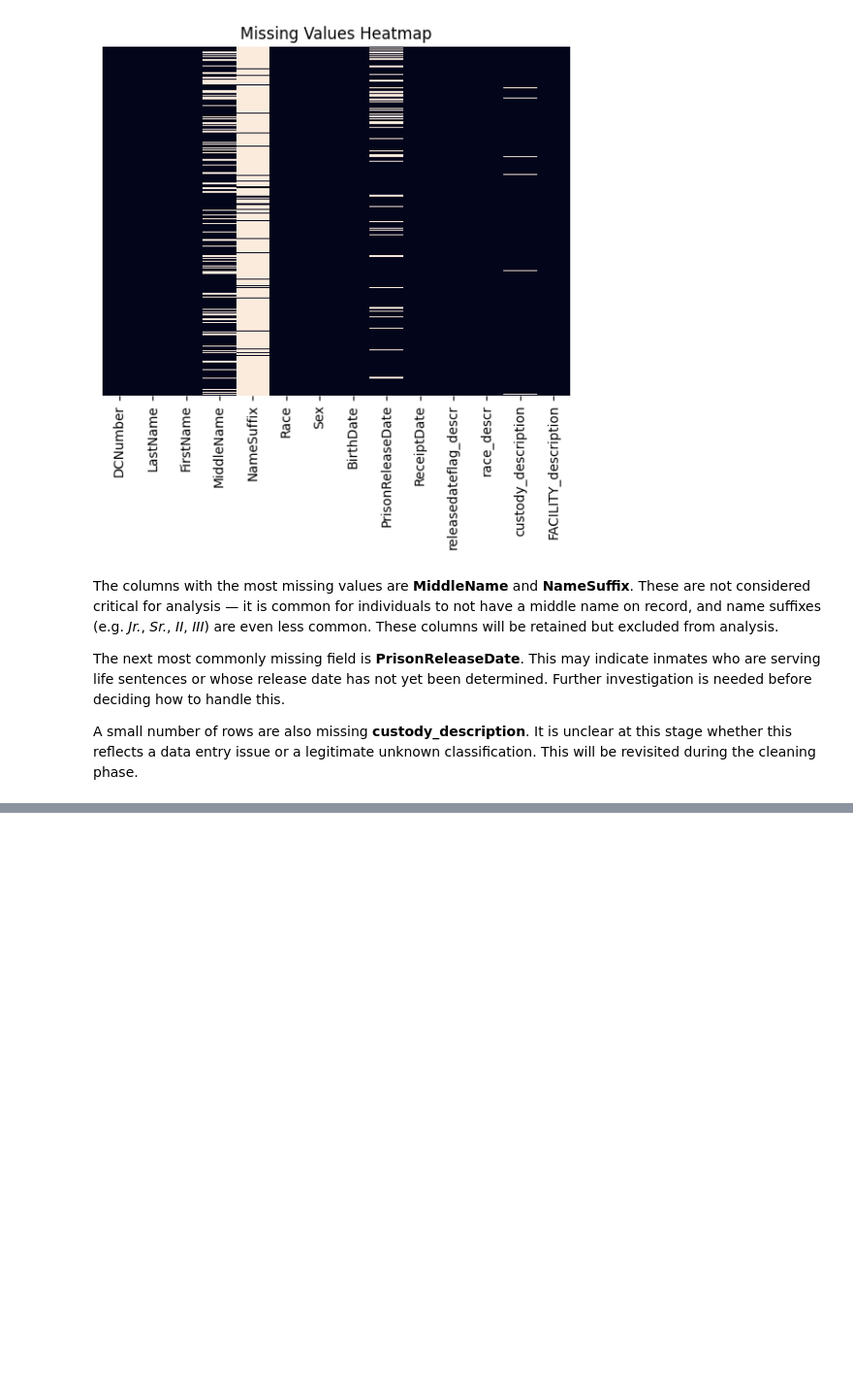
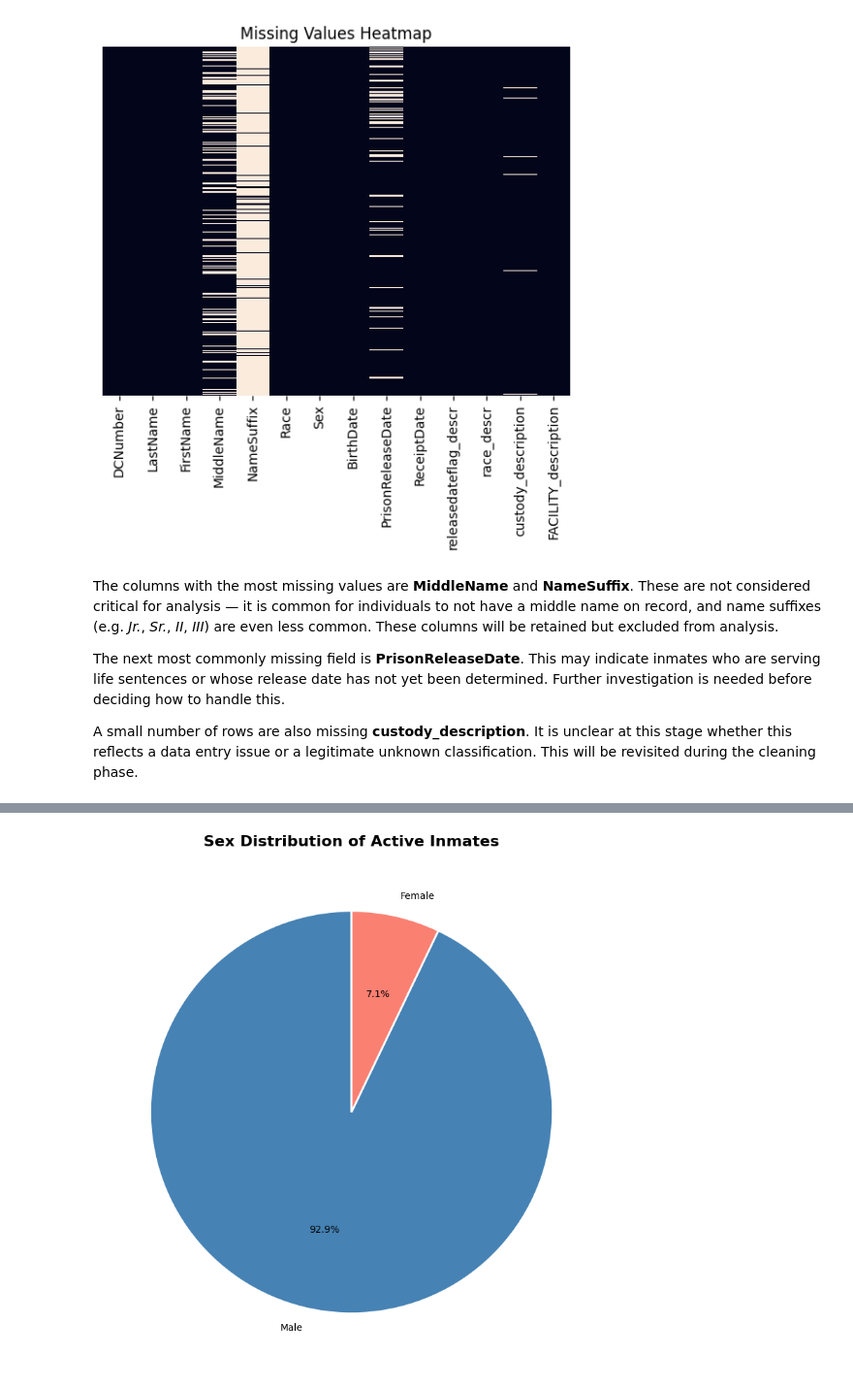
Before and after one commit to zkhechadoorian/florida_department_of_corrections_analytics, a Jupyter notebook: scripts/eda.ipynb, the cells around one changed output, grey strips where cells are left out. Shown at 97% size. Saved outputs shown, nothing was run; the diff lists cells and outputs as text; code cells hidden in the pictures; blank space fills up the shorter version.

```diff
--- a/scripts/eda.ipynb
+++ b/scripts/eda.ipynb
@@ -96,0 +130,14 @@ A small number of rows are also missing **custody_description**. It is unclear a
+# %%
+plt.figure(figsize=(8, 8))
+sex_counts = df['Sex'].value_counts()
+plt.pie(sex_counts,
+        labels=sex_counts.index.map({'M': 'Male', 'F': 'Female'}),
+        autopct='%1.1f%%',
+        colors=['steelblue', 'salmon'],
+        startangle=90,
+        wedgeprops={'edgecolor': 'white', 'linewidth': 2})
+plt.title('Sex Distribution of Active Inmates', fontsize=16, fontweight='bold', pad=15)
+plt.tight_layout()
+plt.show()
+# %% [output]
+[figure, added]
```
Also changed, not shown: parts of 8 cells of this notebook.
